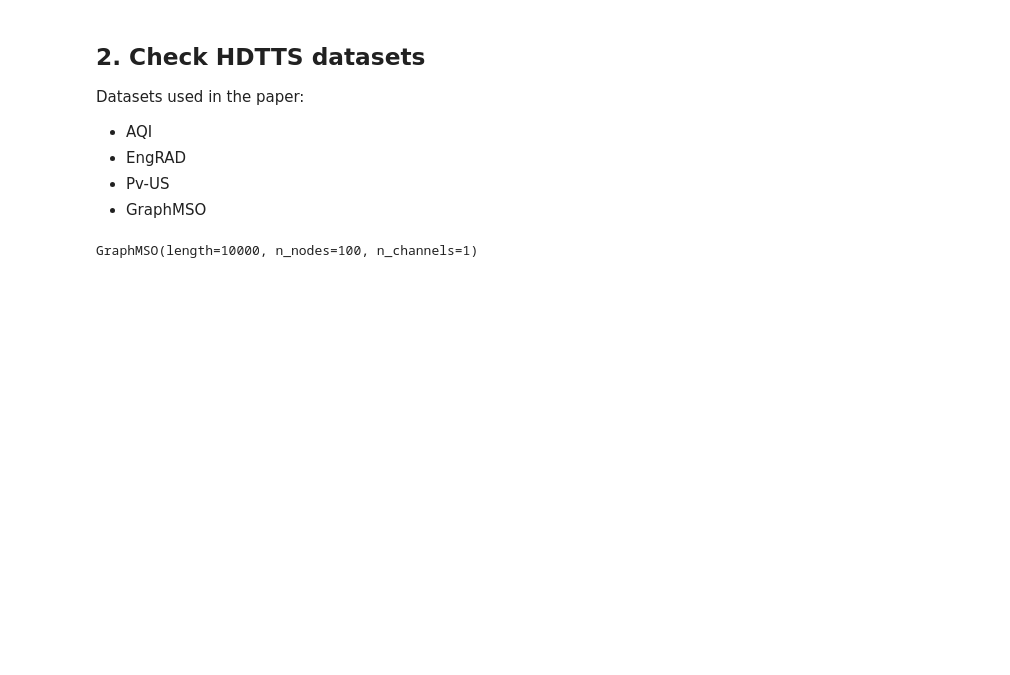
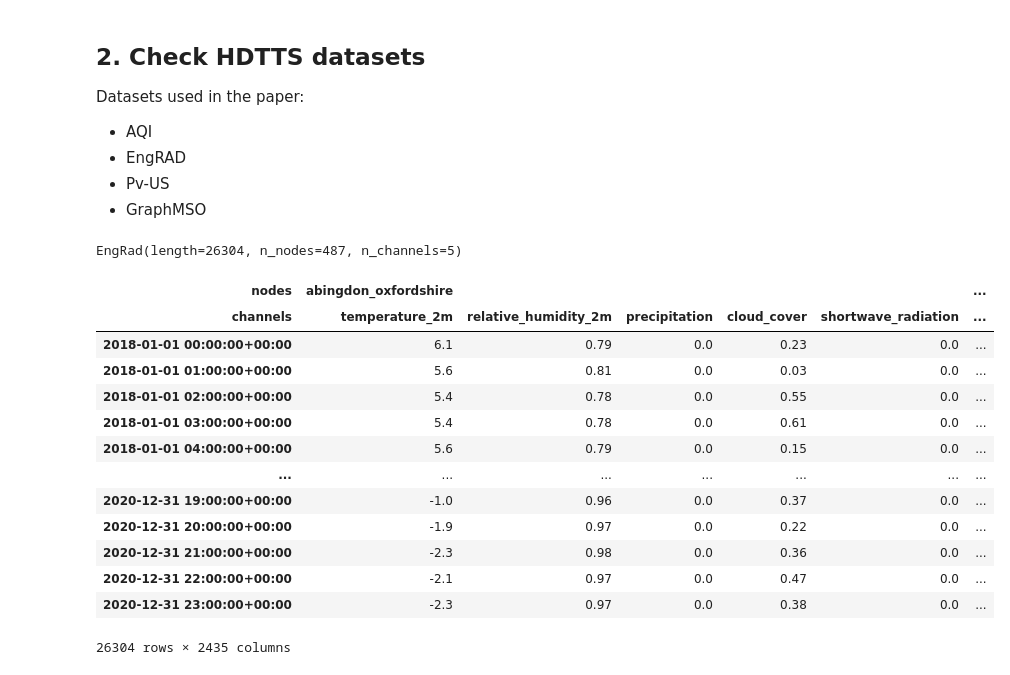
Before and after one commit to Mu-Bilal/Temporal-Graph-MLP-Mixer, a Jupyter notebook: src/TGMM-1/dev/dev1.ipynb, the cells around one changed output. Cells and saved outputs as stored; diff of their text form; code cells hidden in the pictures; blank space fills up the shorter version.

Commit message:
Added EngRAD, PvUS dataset; Fixed bugs in dataset loading

```diff
--- a/src/TGMM-1/dev/dev1.ipynb
+++ b/src/TGMM-1/dev/dev1.ipynb
@@ -395,10 +395,27 @@ cfg_dict = {'workers': 0, 'num_threads': 1, 'mask_as_exog': False, 'epochs': 100
 
 cfg = OmegaConf.create(cfg_dict)
 # %%
-# dataset = EngRad(root='../data/EngRAD')
-dataset = GraphMSO(root='../data/GraphMSO')
+dataset = EngRad(root='../data/EngRAD')
+# dataset = GraphMSO(root='../data/GraphMSO')
 # dataset = PvUS(root='../data/PvUS')
 # dataset = AQI(root='../data/AQI')
 dataset
 # %% [output]
-GraphMSO(length=10000, n_nodes=100, n_channels=1)
+EngRad(length=26304, n_nodes=487, n_channels=5)
+# %%
+dataset.dataframe()
+# %% [output]
+| nodes | abingdon_oxfordshire |  |  |  |  | ... |
+| channels | temperature_2m | relative_humidity_2m | precipitation | cloud_cover | shortwave_radiation | ... |
+| 2018-01-01 00:00:00+00:00 | 6.1 | 0.79 | 0.0 | 0.23 | 0.0 | ... |
+| 2018-01-01 01:00:00+00:00 | 5.6 | 0.81 | 0.0 | 0.03 | 0.0 | ... |
+| 2018-01-01 02:00:00+00:00 | 5.4 | 0.78 | 0.0 | 0.55 | 0.0 | ... |
+| 2018-01-01 03:00:00+00:00 | 5.4 | 0.78 | 0.0 | 0.61 | 0.0 | ... |
+| 2018-01-01 04:00:00+00:00 | 5.6 | 0.79 | 0.0 | 0.15 | 0.0 | ... |
+| ... | ... | ... | ... | ... | ... | ... |
+| 2020-12-31 19:00:00+00:00 | -1.0 | 0.96 | 0.0 | 0.37 | 0.0 | ... |
+| 2020-12-31 20:00:00+00:00 | -1.9 | 0.97 | 0.0 | 0.22 | 0.0 | ... |
+| 2020-12-31 21:00:00+00:00 | -2.3 | 0.98 | 0.0 | 0.36 | 0.0 | ... |
+| 2020-12-31 22:00:00+00:00 | -2.1 | 0.97 | 0.0 | 0.47 | 0.0 | ... |
+| 2020-12-31 23:00:00+00:00 | -2.3 | 0.97 | 0.0 | 0.38 | 0.0 | ... |
+26304 rows × 2435 columns
```
Also changed, not shown: parts of 12 cells of this notebook, 4 other files.
